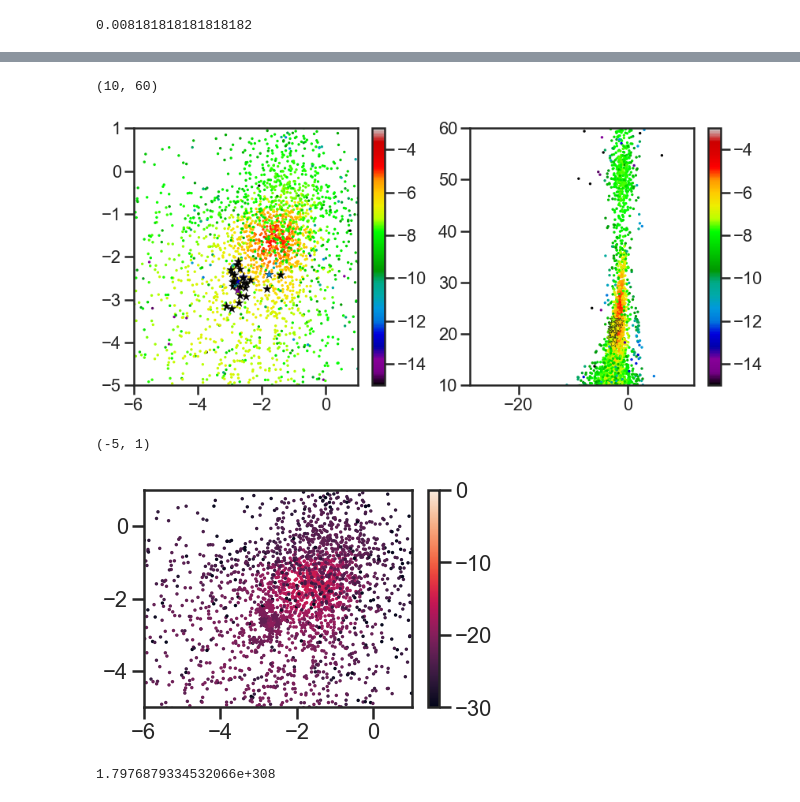
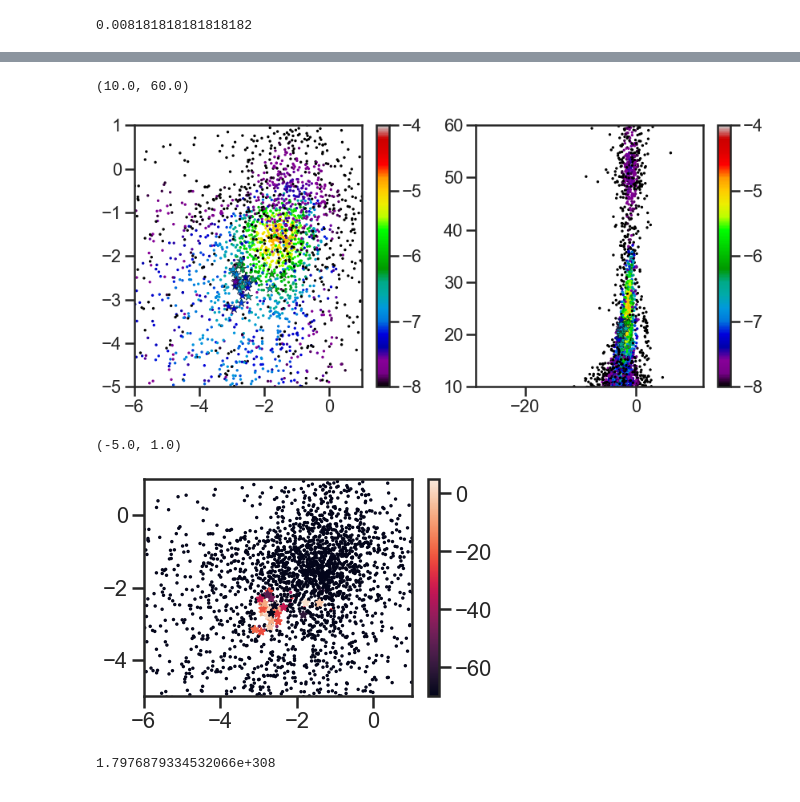
Before and after one commit to bdominguez13/stream_memb, a Jupyter notebook: Price+2019/Pal5_parallel.ipynb, the cells around one changed output, grey strips where cells are left out. Saved outputs shown, nothing was run; the diff lists cells and outputs as text; code cells hidden in the pictures.

```diff
--- a/Price+2019/Pal5_parallel.ipynb
+++ b/Price+2019/Pal5_parallel.ipynb
@@ -338,7 +339,7 @@ def log_st(theta_st, phi1, y, C):
     model_d = a_d + b_d*(phi1.value-x_d) + c_d*(phi1.value-x_d)**2
     model = np.array([model_mu1, model_mu2, model_d])
 
-    return np.diagonal(-0.5 *np.matmul( np.matmul((y - model).T , np.linalg.inv(C) ) , (y - model) ) + np.log((2*np.pi)**y.shape[0] * np.linalg.det(C)))
+    return np.diagonal(-0.5 *(np.matmul( np.matmul((y - model).T , np.linalg.inv(C) ) , (y - model) ) + np.log((2*np.pi)**y.shape[0] * np.linalg.det(C))))
 
 #Defino probabilidad del fondo para cada estrella n
 # p_bgn = np.sum(np.exp(xdgmm_best.logprob_a(X, Xerr)), axis=1) #logprob_a devuelve la prob en cada gaussiana
@@ -349,6 +350,5 @@ p_bgn = np.exp(gmm_best.score_samples(np.vstack([pmra, pmdec, d]).T)) #Uso el me
 def log_likelihood(theta, phi1, y, C, p_bgn):
     theta_st = theta[0:12]
     f = theta[12]
-    # f=1
+
     return np.sum(np.log( f * np.exp(log_st(theta_st, phi1, y, C)) + (1-f) * p_bgn))
-    # return np.sum(np.log( f * np.exp(log_st(theta_st, phi1, y, C)) ))
@@ -375,32 +415,32 @@ array([-19.61497174, -10.9216759 , -16.20463165, -12.80755374,
 # %%
 cm = plt.cm.nipy_spectral
-vmin,vmax=-15,-3
+vmin,vmax=-8,-4
 plt.figure(1,figsize=(14,6))
 plt.subplot(121)
-im=plt.scatter(pmra, pmdec, c=np.log(p_bgn), s=2, vmin=vmin, vmax=vmax, cmap=cm)
-plt.scatter(pmra[miembro], pmdec[miembro], c=logLs[miembro], s=120, vmin=vmin, vmax=vmax, marker='*', edgecolors='k', lw=0.5, cmap=cm)
+im=plt.scatter(pmra, pmdec, c=np.log(p_bgn), s=2, cmap=cm, vmin=vmin, vmax=vmax)
+plt.scatter(pmra[miembro], pmdec[miembro], c=np.log(p_bgn[miembro]), s=120, marker='*', edgecolors='k', lw=0.5, cmap=cm, vmin=vmin, vmax=vmax)
 plt.colorbar(im)
 plt.xlim(-6,1)
 plt.ylim(-5,1)
 
 plt.subplot(122)
-im=plt.scatter(pmra, d, c=np.log(p_bgn), s=2, vmin=vmin, vmax=vmax,cmap=cm)
+im=plt.scatter(pmra, d, c=np.log(p_bgn), s=2, vmin=vmin, vmax=vmax, cmap=cm)
 plt.scatter(pmra[miembro], d[miembro], c=(np.log(p_bgn)[miembro]), s=120, vmin=vmin, vmax=vmax, marker='*', edgecolors='k', lw=0.5,cmap=cm)
 plt.colorbar(im)
 #plt.xlim(-6,1)
 plt.ylim(10,60)
 # %% [output]
-(10, 60)
+(10.0, 60.0)
-[figure, old version]
+[figure, new version]
 # %%
-im=plt.scatter(pmra, pmdec, c=(logLs), s=2, vmin=-30, vmax=0)
-plt.scatter(pmra[miembro], pmdec[miembro], c=(logLs[miembro]), s=50, vmin=-30, vmax=0, marker='*')
+im=plt.scatter(pmra, pmdec, c=(logLs), s=2, vmin=-70, vmax=5)
+plt.scatter(pmra[miembro], pmdec[miembro], c=(logLs[miembro]), s=50, vmin=-70, vmax=5, marker='*')
 plt.colorbar(im)
 plt.xlim(-6,1)
 plt.ylim(-5,1)
 # %% [output]
-(-5, 1)
+(-5.0, 1.0)
-[figure, old version]
+[figure, new version]
 # %%
 print(np.exp(709.78271))
 np.exp(-744.)
```
Also changed, not shown: parts of 15 cells of this notebook, 2 other files.
